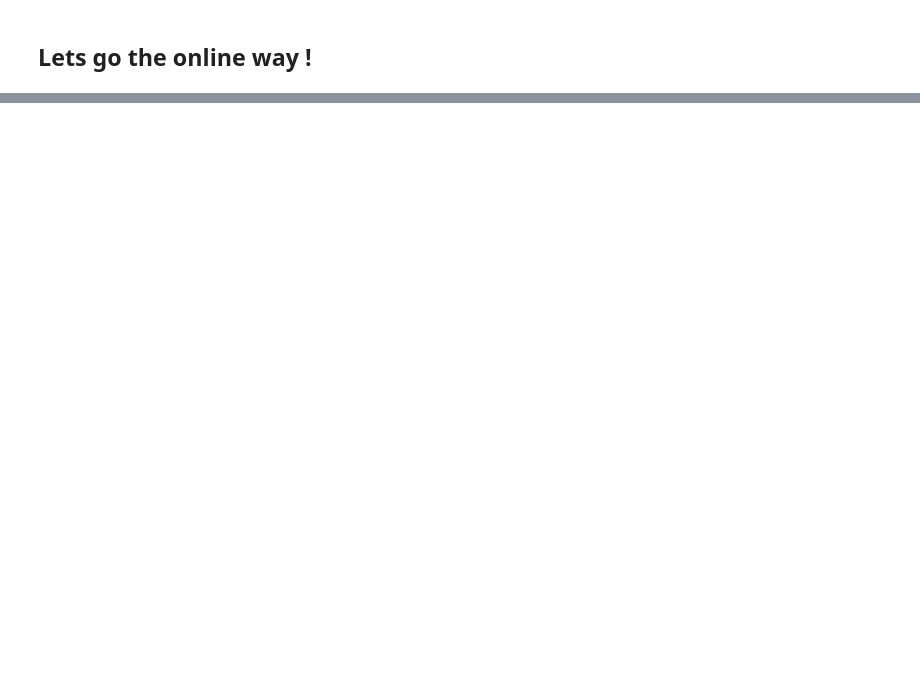
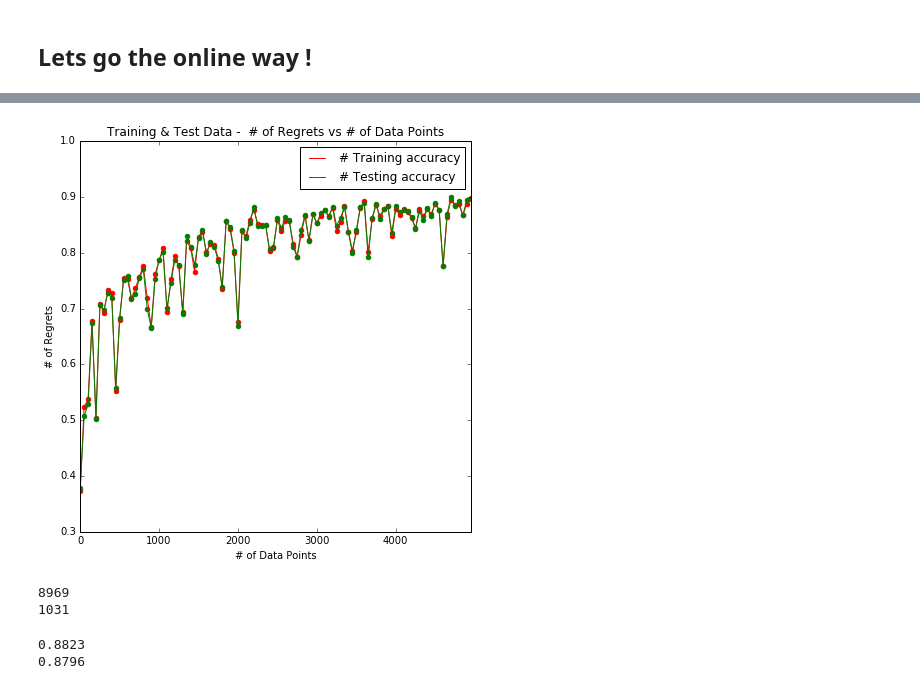
Before and after one commit to RajHarry/DeepNets, a Jupyter notebook: Online_Learning/Online_Learning_DeepNets.ipynb, the cells around one changed output, grey strips where cells are left out. Drawn from its saved outputs; the diff is of its cells as text; code cells hidden in the pictures; blank space fills up the shorter version.

```diff
--- a/Online_Learning/Online_Learning_DeepNets.ipynb
+++ b/Online_Learning/Online_Learning_DeepNets.ipynb
@@ -291,0 +421,28 @@ print len(incorrect_indices)
+# %%
+plt.figure(4)
+
+X_vals = [i for i in xrange(0,no_of_samples,50)]
+
+Train_accuracy = [val[1] for val in train_score_list]
+Test_accuracy = [val[1] for val in test_score_list]
+
+
+axes = plt.gca()
+x_min = X_vals[0]
+x_max = X_vals[-1]+1
+axes.set_xlim([x_min,x_max])
+
+plt.scatter(X_vals, Train_accuracy, color='r')
+plt.plot(X_vals, Train_accuracy, color='r', label='# Training accuracy')
+
+plt.scatter(X_vals, Test_accuracy, color='g')
+plt.plot(X_vals, Test_accuracy, color='g', label='# Testing accuracy')
+
+plt.xlabel('# of Data Points')
+plt.ylabel('# of Regrets')
+plt.title('Training & Test Data -  # of Regrets vs # of Data Points')
+plt.legend()
+
+plt.show()
+# %% [output]
+[figure, added]
@@ -291,0 +451,16 @@ print len(incorrect_indices)
+# %%
+correct, incorrect = compute_regret(model_online_3,X_test,y_test_org)
+print len(correct)
+print len(incorrect)
+# %% [output]
+8969
+1031
+# %%
+# train & test data accuracy
+
+print train_score_list[-1][1]
+
+print test_score_list[-1][1]
+# %% [output]
+0.8823
+0.8796
```
Also changed, not shown: parts of 34 cells of this notebook.
